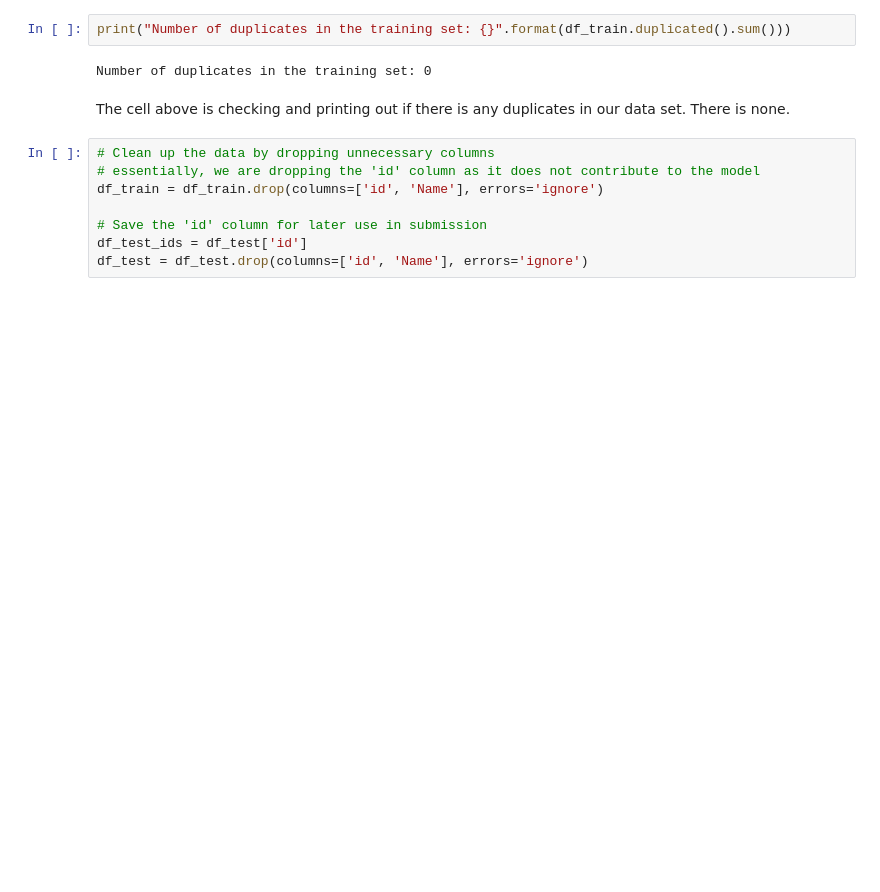
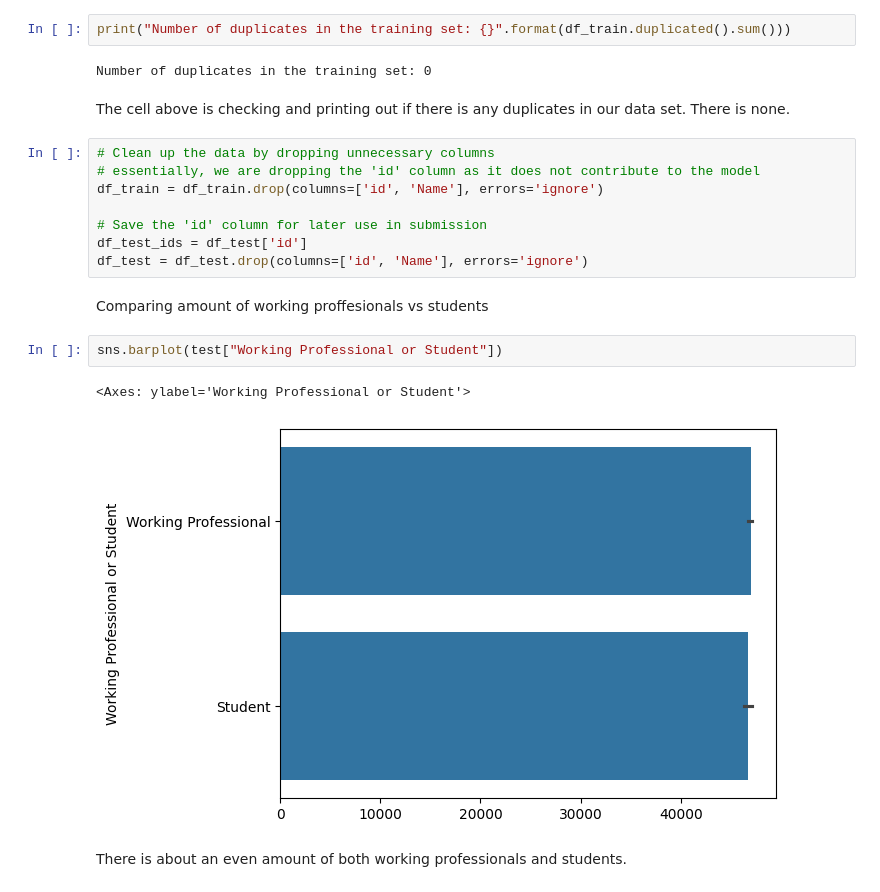
Before and after one commit to angiem25/PredictMentalHealth, a Jupyter notebook: test.ipynb, the cells around one changed output. Cells and saved outputs as stored; diff of their text form; blank space fills up the shorter version.

Commit message:
bar plot of working professionals vs students

```diff
--- a/test.ipynb
+++ b/test.ipynb
@@ -122,3 +122,12 @@ df_train = df_train.drop(columns=['id', 'Name'], errors='ignore')
 # Save the 'id' column for later use in submission
 df_test_ids = df_test['id']
 df_test = df_test.drop(columns=['id', 'Name'], errors='ignore')
+# %% [markdown]
+Comparing amount of working proffesionals vs students
+# %%
+sns.barplot(test["Working Professional or Student"])
+# %% [output]
+<Axes: ylabel='Working Professional or Student'>
+[figure, added]
+# %% [markdown]
+There is about an even amount of both working professionals and students.
```
Also changed, not shown: parts of 1 cell of this notebook.
